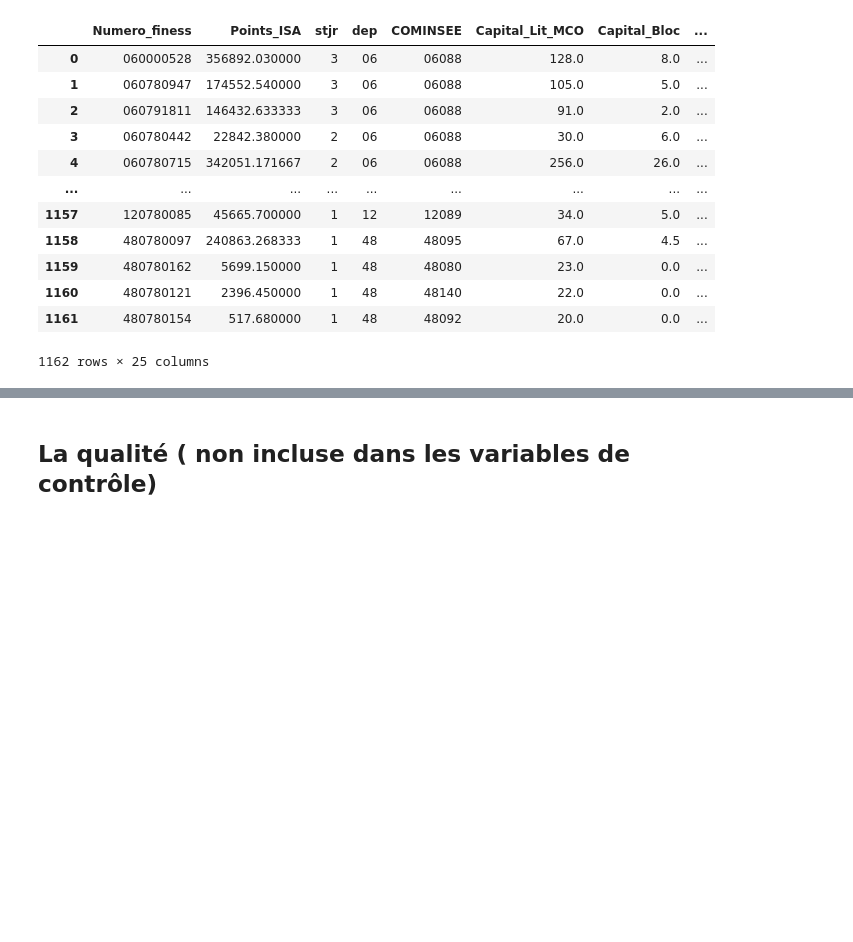
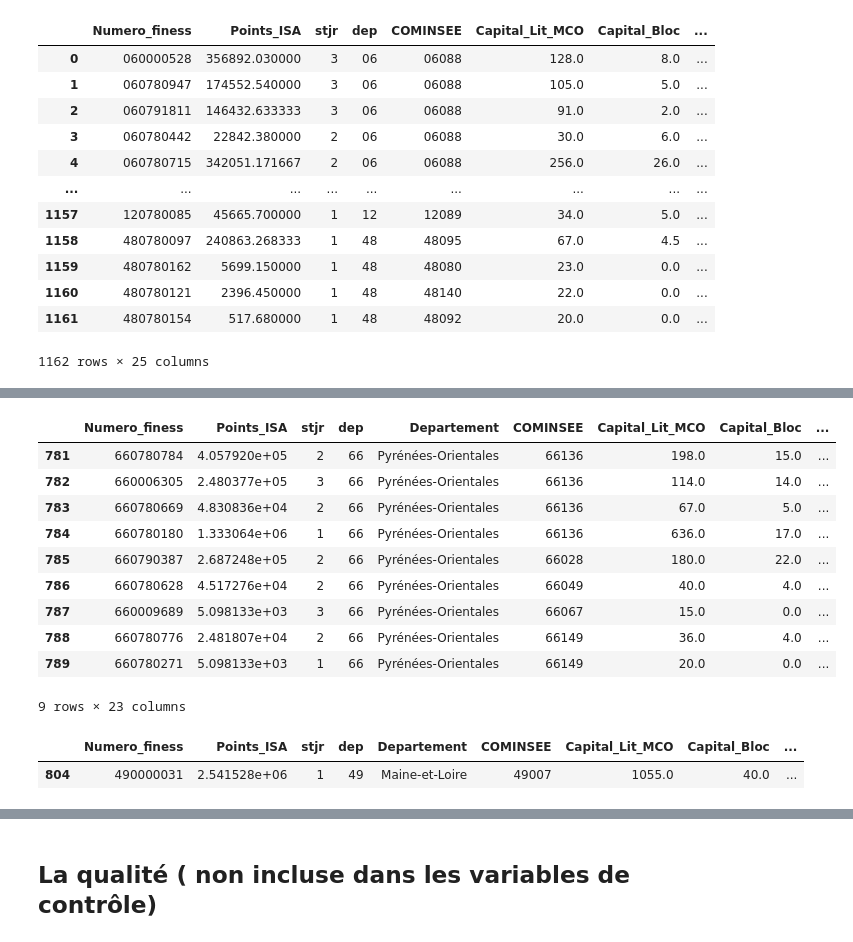
Before and after one commit to VincianeDesbois/Hopitaux_Production, a Jupyter notebook: Variables_de_controle .ipynb, the cells around one changed output, grey strips where cells are left out. Saved outputs shown, nothing was run; the diff lists cells and outputs as text; code cells hidden in the pictures; blank space fills up the shorter version.

```diff
--- a/Variables_de_controle .ipynb
+++ b/Variables_de_controle .ipynb
@@ -1622,0 +1669,21 @@ Var_CTRL.to_csv('C:/Users/louis/OneDrive/Documents/ENSAE/2A/Stat_app/Variables_c
+# %%
+Var_CTRL[Var_CTRL.Taux_chomage_par_dep == 13 ]
+# %% [output]
+|  | Numero_finess | Points_ISA | stjr | dep | Departement | COMINSEE | Capital_Lit_MCO | Capital_Bloc | ... |
+| 781 | 660780784 | 4.057920e+05 | 2 | 66 | Pyrénées-Orientales | 66136 | 198.0 | 15.0 | ... |
+| 782 | 660006305 | 2.480377e+05 | 3 | 66 | Pyrénées-Orientales | 66136 | 114.0 | 14.0 | ... |
+| 783 | 660780669 | 4.830836e+04 | 2 | 66 | Pyrénées-Orientales | 66136 | 67.0 | 5.0 | ... |
+| 784 | 660780180 | 1.333064e+06 | 1 | 66 | Pyrénées-Orientales | 66136 | 636.0 | 17.0 | ... |
+| 785 | 660790387 | 2.687248e+05 | 2 | 66 | Pyrénées-Orientales | 66028 | 180.0 | 22.0 | ... |
+| 786 | 660780628 | 4.517276e+04 | 2 | 66 | Pyrénées-Orientales | 66049 | 40.0 | 4.0 | ... |
+| 787 | 660009689 | 5.098133e+03 | 3 | 66 | Pyrénées-Orientales | 66067 | 15.0 | 0.0 | ... |
+| 788 | 660780776 | 2.481807e+04 | 2 | 66 | Pyrénées-Orientales | 66149 | 36.0 | 4.0 | ... |
+| 789 | 660780271 | 5.098133e+03 | 1 | 66 | Pyrénées-Orientales | 66149 | 20.0 | 0.0 | ... |
+9 rows × 23 columns
+# %%
+Var_CTRL[Var_CTRL.Capital_Lit_MCO ==1055 ][['Numero_finess', 'Points_ISA', 'stjr', 'dep', 'Departement', 'COMINSEE',
+       'Capital_Lit_MCO', 'Capital_Bloc', 'Capital_imagerie',
+       'Capital_Examens_biologiques', 'Capital_telemed']]
+# %% [output]
+|  | Numero_finess | Points_ISA | stjr | dep | Departement | COMINSEE | Capital_Lit_MCO | Capital_Bloc | ... |
+| 804 | 490000031 | 2.541528e+06 | 1 | 49 | Maine-et-Loire | 49007 | 1055.0 | 40.0 | ... |
```
Also changed, not shown: parts of 23 cells of this notebook.
